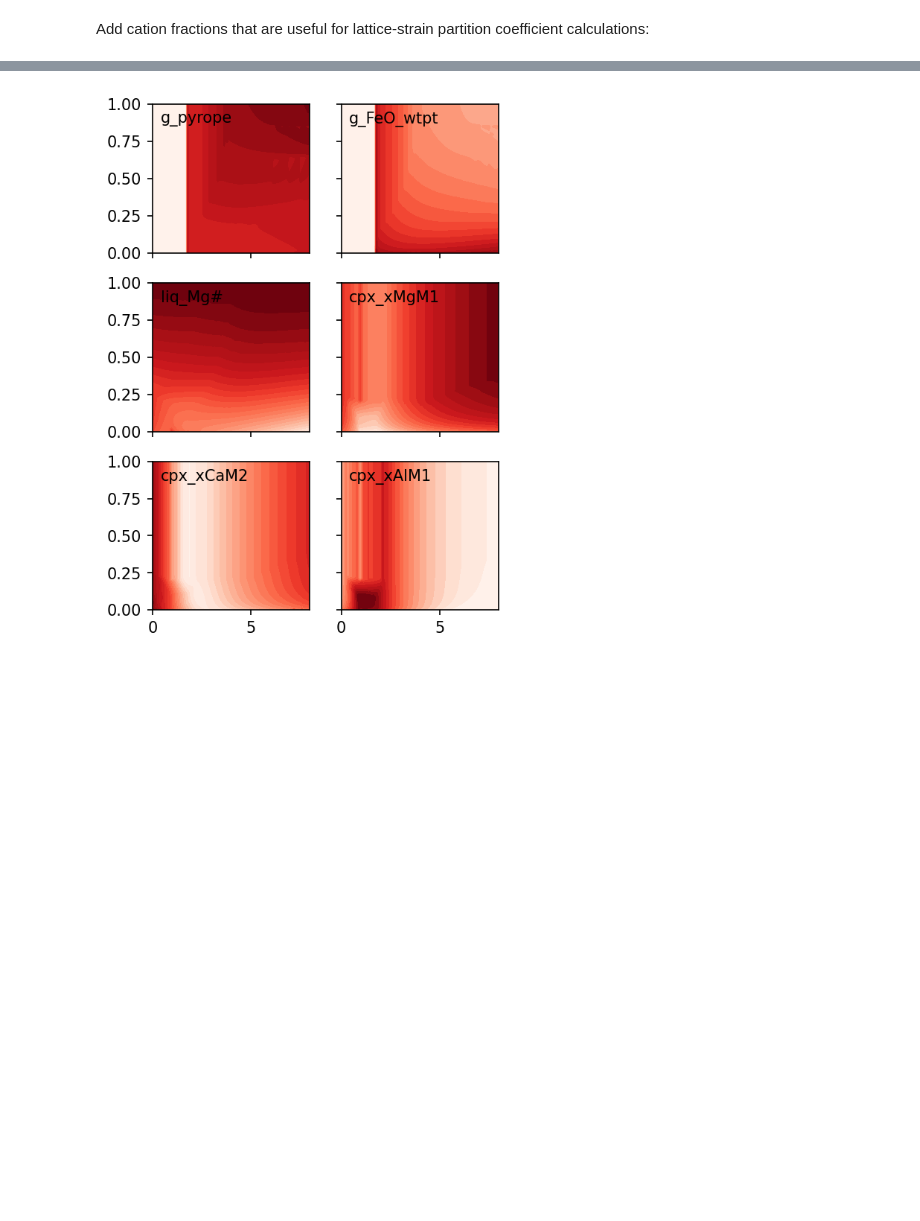
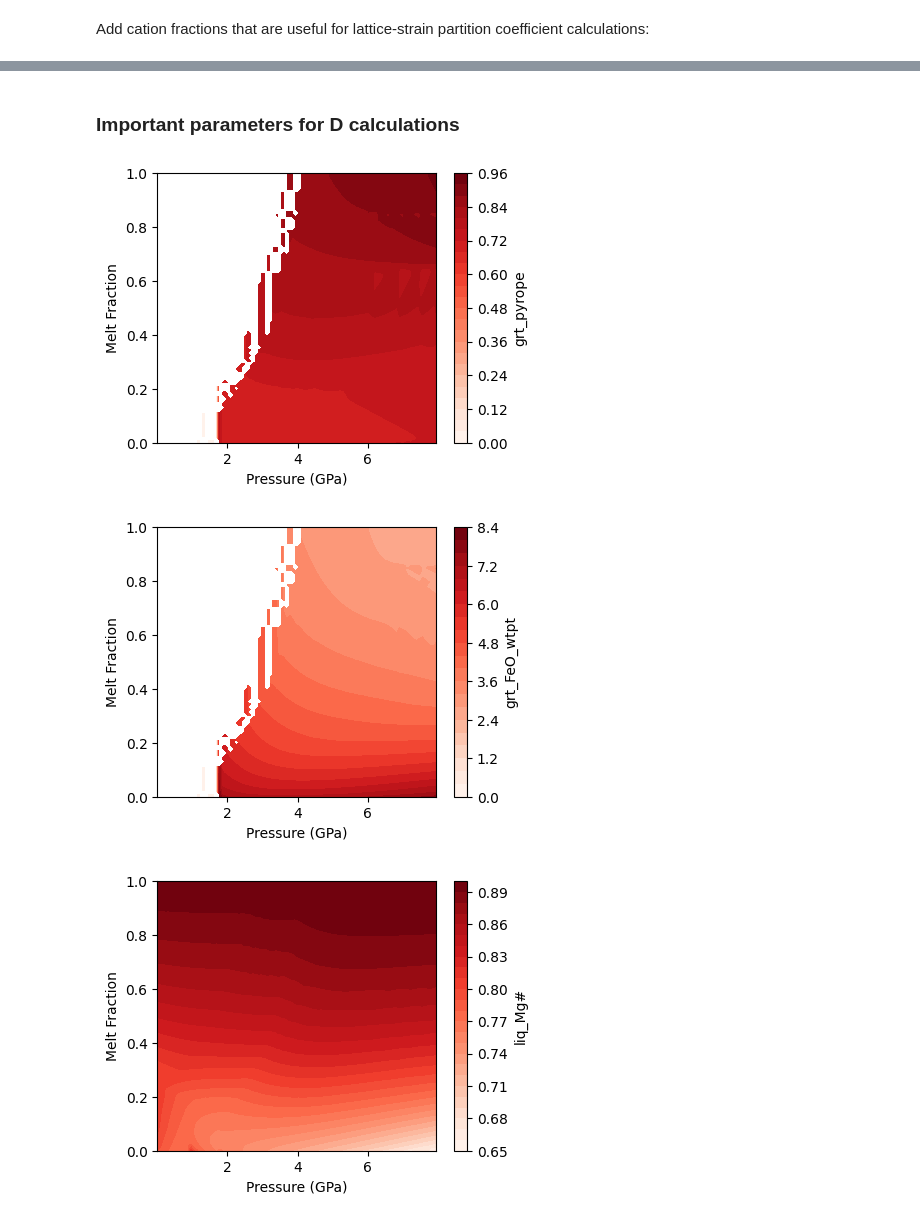
Before and after one commit to simonwmatthews/pyMelt, a Jupyter notebook: docs/phaseDiagrams/Import_pmelts_klb1.ipynb, the cells around one changed output, grey strips where cells are left out. Cells and saved outputs as stored; diff of their text form; code cells hidden in the pictures; blank space fills up the shorter version.

```diff
--- a/docs/phaseDiagrams/Import_pmelts_klb1.ipynb
+++ b/docs/phaseDiagrams/Import_pmelts_klb1.ipynb
@@ -27,11 +40,10 @@ Add cation fractions that are useful for lattice-strain partition coefficient ca
 klb1['cpx_xMgM1'] = klb1['cpx_diopside'] + klb1['cpx_clinoenstatite'] + 0.5*klb1['cpx_buffonite'] + 0.5*klb1['cpx_alumino-buffonite']
 klb1['cpx_xCaM2'] = klb1['cpx_diopside'] + klb1['cpx_hedenbergite'] + klb1['cpx_buffonite'] + klb1['cpx_alumino-buffonite'] + klb1['cpx_essenite']
 klb1['cpx_xAlM1'] = klb1['cpx_alumino-buffonite'] + klb1['cpx_essenite']
-klb1['liq_Mg#'] =  klb1['liq_endmMg2SiO4'] / (klb1['liq_endmFe2SiO4'] + klb1['liq_endmMg2SiO4'])
 
 # Garnet Ds:
-klb1['g_uvarovite'] = 0.0
-klb1['g_spessartine'] = 0.0
-klb1['g_andradite'] = 0.0
+klb1['grt_uvarovite'] = 0.0
+klb1['grt_spessartine'] = 0.0
+klb1['grt_andradite'] = 0.0
 # %%
 klb1_grid = phaseDiagramTools.gridsMelts(klb1)
@@ -48,4 +50,8 @@ vars_edge_vals = ['g_pyrope', 'g_grossular', 'g_almandine', 'g_uvarovite', 'g_sp
 # %%
-phased = phaseDiagramTools.phaseDiagram(klb1_grid, parameters, vars_edge_vals=parameters)
+phased = phaseDiagramTools.phaseDiagram(klb1_grid)
+# %%
+f = open( "melts_klb1.p", "wb" )
+pickle.dump(phased, f)
+f.close()
 # %% [markdown]
 ## Check the interpolated phase diagram
@@ -102,25 +90,18 @@ plt.show()
+# %% [markdown]
+### Important parameters for D calculations
 # %%
-props = ['g_pyrope', 'g_FeO_wtpt', 'liq_Mg#', 'cpx_xMgM1', 'cpx_xCaM2', 'cpx_xAlM1']
-p = np.linspace(0, 8, 100)
-f = np.linspace(0, 1, 100)
+params = ['grt_pyrope', 'grt_FeO_wtpt', 'liq_Mg#', 'cpx_xMgM1', 'cpx_xCaM2', 'cpx_xAlM1',
+          'olv_MgO_wtpt', 'cpx_MgO_wtpt', 'opx_MgO_wtpt', 'spn_MgO_wtpt', 'grt_MgO_wtpt',
+           'spn_Al2O3_wtpt', 'spn_Fe2O3_wtpt', 'cpx_CaO_wtpt']
 
-pp, ff = np.meshgrid(p, f)
-
-cc = np.zeros(np.shape(pp))
-
-f, a = plt.subplots(3, 2, dpi=150, figsize=[4, 6], sharex='col', sharey='row')
-a = np.ravel(a).tolist()
-
-
-for n in range(len(props)):
-    for i in range(np.shape(pp)[0]):
-        for j in range(np.shape(pp)[1]):
-            state = pd.Series({'P': pp[i,j],'F': ff[i,j]})
-            cc[i,j] = phased(props[n], state)
-
-    a[n].contourf(pp, ff, cc, levels=25, cmap=plt.cm.Reds)
-    a[n].text(0.05, 0.95, props[n], transform=a[n].transAxes, va='top', ha='left')
-
-plt.show()
+for pr in params:
+    if pr[:3] == 'liq':
+        mask=False
+    else:
+        mask=True
+    f, a = phased.plot_TxSection(pr, mask_mineral_out=mask)
+    plt.show()
 # %% [output]
-[figure, old version]
+[figure, new version]
+[figure, added]
+[figure, added]
```
Also changed, not shown: parts of 9 cells of this notebook, 6 other files.
